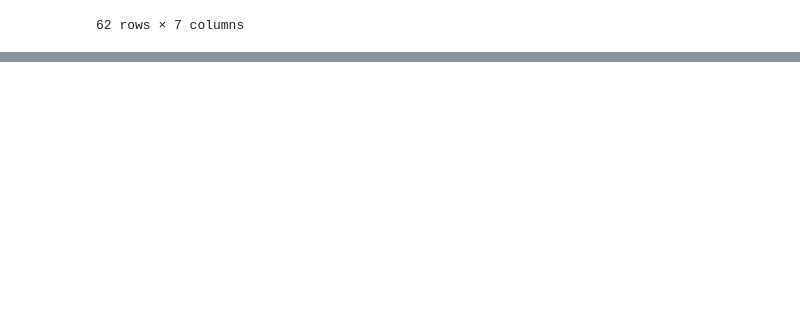
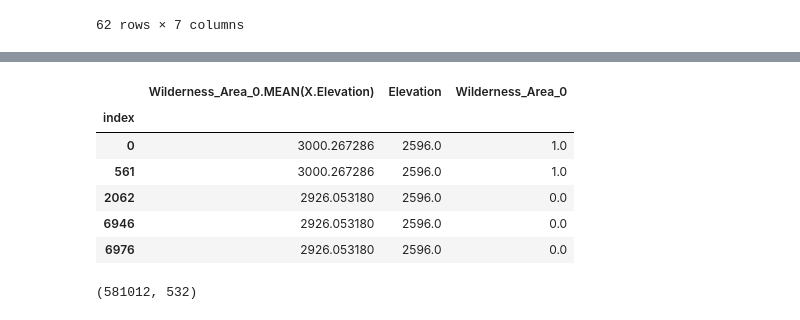
Before and after one commit to ben1234560/AiLearning-Theory-Applying, a Jupyter notebook: 竞赛优胜技巧/Automated feature engineering.ipynb, the cells around one changed output, grey strips where cells are left out. Cells and saved outputs as stored; diff of their text form; code cells hidden in the pictures; blank space fills up the shorter version.

```diff
--- a/竞赛优胜技巧/Automated feature engineering.ipynb
+++ b/竞赛优胜技巧/Automated feature engineering.ipynb
@@ -163,41 +179,6 @@ es = es.normalize_entity(base_entity_id='X', new_entity_id='Soil_Type_1', index=
 es = es.normalize_entity(base_entity_id='X', new_entity_id='Soil_Type_2', index='Soil_Type_2')
 es = es.normalize_entity(base_entity_id='X', new_entity_id='Soil_Type_3', index='Soil_Type_3')
 es = es.normalize_entity(base_entity_id='X', new_entity_id='Soil_Type_4', index='Soil_Type_4')
-es = es.normalize_entity(base_entity_id='X', new_entity_id='Soil_Type_5', index='Soil_Type_5')
-es = es.normalize_entity(base_entity_id='X', new_entity_id='Soil_Type_6', index='Soil_Type_6')
-es = es.normalize_entity(base_entity_id='X', new_entity_id='Soil_Type_7', index='Soil_Type_7')
-es = es.normalize_entity(base_entity_id='X', new_entity_id='Soil_Type_8', index='Soil_Type_8')
-es = es.normalize_entity(base_entity_id='X', new_entity_id='Soil_Type_9', index='Soil_Type_9')
-es = es.normalize_entity(base_entity_id='X', new_entity_id='Soil_Type_10', index='Soil_Type_10')
-es = es.normalize_entity(base_entity_id='X', new_entity_id='Soil_Type_11', index='Soil_Type_11')
-es = es.normalize_entity(base_entity_id='X', new_entity_id='Soil_Type_12', index='Soil_Type_12')
-es = es.normalize_entity(base_entity_id='X', new_entity_id='Soil_Type_13', index='Soil_Type_13')
-es = es.normalize_entity(base_entity_id='X', new_entity_id='Soil_Type_14', index='Soil_Type_14')
-es = es.normalize_entity(base_entity_id='X', new_entity_id='Soil_Type_15', index='Soil_Type_15')
-es = es.normalize_entity(base_entity_id='X', new_entity_id='Soil_Type_16', index='Soil_Type_16')
-es = es.normalize_entity(base_entity_id='X', new_entity_id='Soil_Type_17', index='Soil_Type_17')
-es = es.normalize_entity(base_entity_id='X', new_entity_id='Soil_Type_18', index='Soil_Type_18')
-es = es.normalize_entity(base_entity_id='X', new_entity_id='Soil_Type_19', index='Soil_Type_19')
-es = es.normalize_entity(base_entity_id='X', new_entity_id='Soil_Type_20', index='Soil_Type_20')
-es = es.normalize_entity(base_entity_id='X', new_entity_id='Soil_Type_21', index='Soil_Type_21')
-es = es.normalize_entity(base_entity_id='X', new_entity_id='Soil_Type_22', index='Soil_Type_22')
-es = es.normalize_entity(base_entity_id='X', new_entity_id='Soil_Type_23', index='Soil_Type_23')
-es = es.normalize_entity(base_entity_id='X', new_entity_id='Soil_Type_24', index='Soil_Type_24')
-es = es.normalize_entity(base_entity_id='X', new_entity_id='Soil_Type_25', index='Soil_Type_25')
-es = es.normalize_entity(base_entity_id='X', new_entity_id='Soil_Type_26', index='Soil_Type_26')
-es = es.normalize_entity(base_entity_id='X', new_entity_id='Soil_Type_27', index='Soil_Type_27')
-es = es.normalize_entity(base_entity_id='X', new_entity_id='Soil_Type_28', index='Soil_Type_28')
-es = es.normalize_entity(base_entity_id='X', new_entity_id='Soil_Type_29', index='Soil_Type_29')
-es = es.normalize_entity(base_entity_id='X', new_entity_id='Soil_Type_30', index='Soil_Type_30')
-es = es.normalize_entity(base_entity_id='X', new_entity_id='Soil_Type_31', index='Soil_Type_31')
-es = es.normalize_entity(base_entity_id='X', new_entity_id='Soil_Type_32', index='Soil_Type_32')
-es = es.normalize_entity(base_entity_id='X', new_entity_id='Soil_Type_33', index='Soil_Type_33')
-es = es.normalize_entity(base_entity_id='X', new_entity_id='Soil_Type_34', index='Soil_Type_34')
-es = es.normalize_entity(base_entity_id='X', new_entity_id='Soil_Type_35', index='Soil_Type_35')
-es = es.normalize_entity(base_entity_id='X', new_entity_id='Soil_Type_36', index='Soil_Type_36')
-es = es.normalize_entity(base_entity_id='X', new_entity_id='Soil_Type_37', index='Soil_Type_37')
-es = es.normalize_entity(base_entity_id='X', new_entity_id='Soil_Type_38', index='Soil_Type_38')
-es = es.normalize_entity(base_entity_id='X', new_entity_id='Soil_Type_39', index='Soil_Type_39')
 es
 # %% [output]
 Entityset: fetch_covtype_data
@@ -257,0 +267,14 @@ primitives[primitives['type'] == 'transform'].head(primitives[primitives['type']
+# %%
+features[features['Elevation'] == 2596][["Wilderness_Area_0.MEAN(X.Elevation)","Elevation","Wilderness_Area_0"]].head()
+# %% [output]
+|  | Wilderness_Area_0.MEAN(X.Elevation) | Elevation | Wilderness_Area_0 |
+| index |  |  |  |
+| 0 | 3000.267286 | 2596.0 | 1.0 |
+| 561 | 3000.267286 | 2596.0 | 1.0 |
+| 2062 | 2926.053180 | 2596.0 | 0.0 |
+| 6946 | 2926.053180 | 2596.0 | 0.0 |
+| 6976 | 2926.053180 | 2596.0 | 0.0 |
+# %%
+features.shape
+# %% [output]
+(581012, 532)
```
Also changed, not shown: parts of 36 cells of this notebook.
